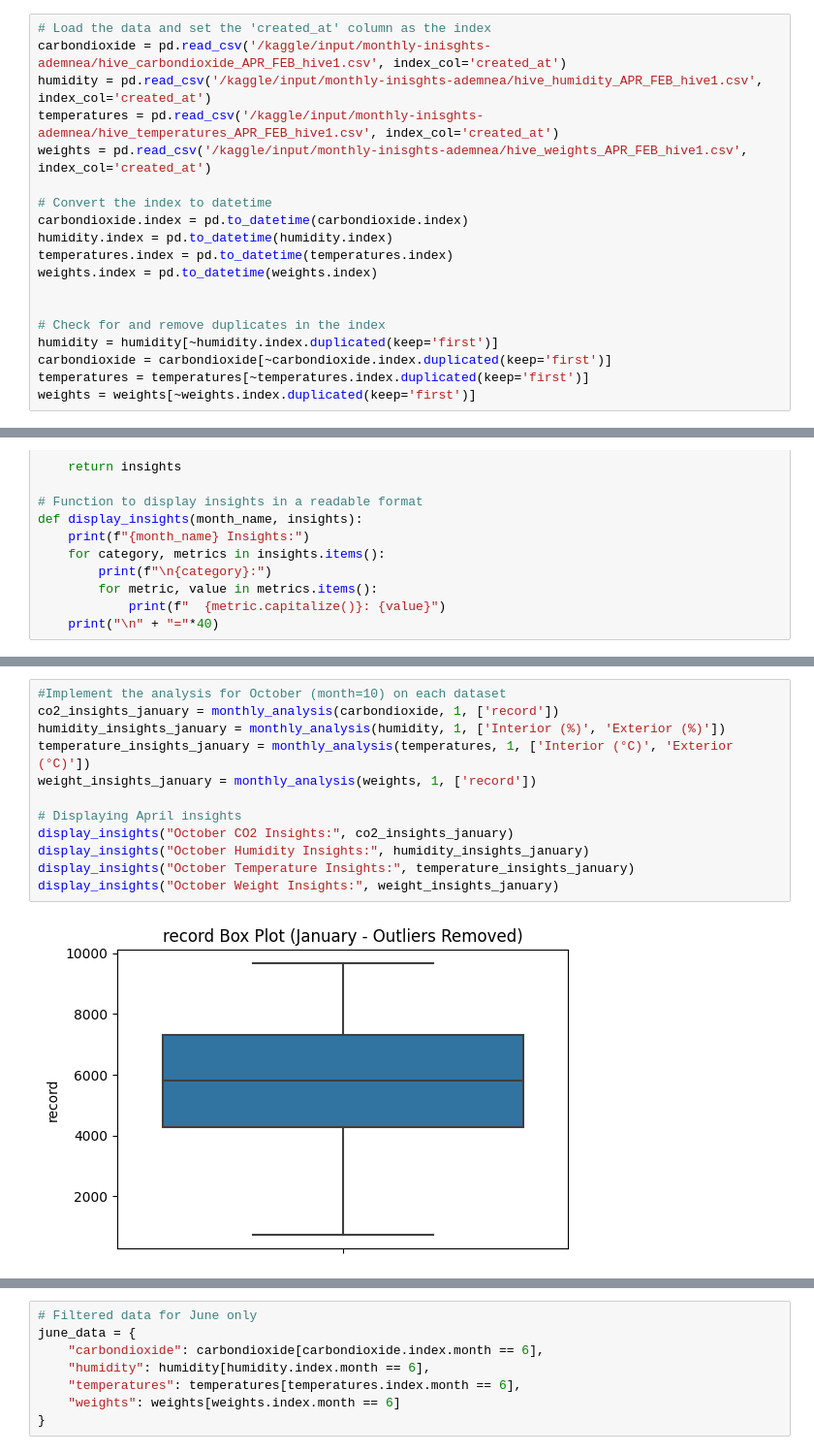
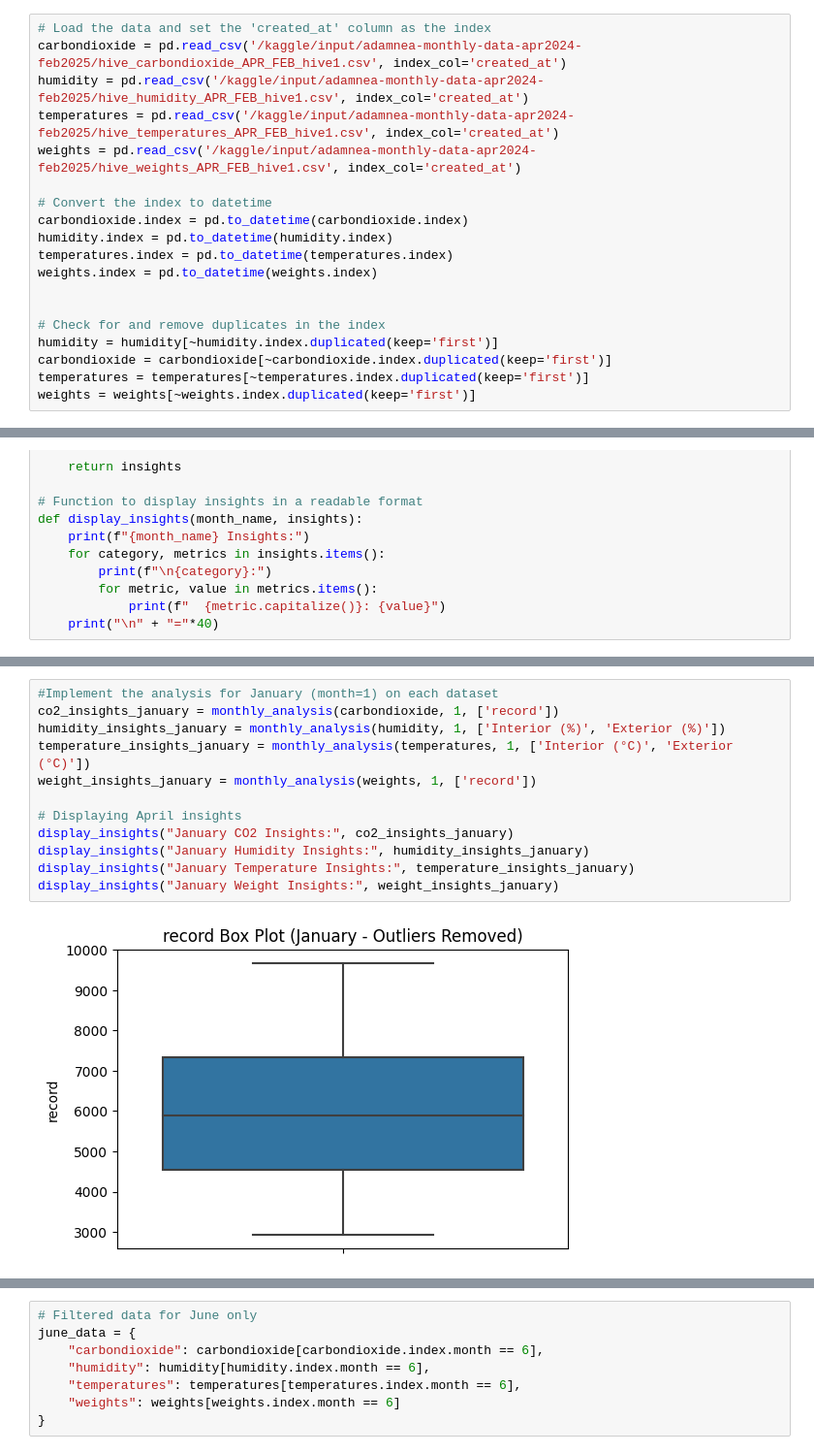
Before and after one commit to GeorgeLukaanya/GeorgeCode, a Jupyter notebook: adamnea-monthly-insights.ipynb, the cells around one changed output, grey strips where cells are left out. Shown at 97% size. Cells and saved outputs as stored; diff of their text form.

Commit message:
Kaggle Notebook | Adamnea_Monthly_Insights | Version 9

```diff
--- a/adamnea-monthly-insights.ipynb
+++ b/adamnea-monthly-insights.ipynb
@@ -8,10 +8,10 @@ import seaborn as sns
 %matplotlib inline
 # %%
 # Load the data and set the 'created_at' column as the index
-carbondioxide = pd.read_csv('/kaggle/input/monthly-inisghts-ademnea/hive_carbondioxide_APR_FEB_hive1.csv', index_col='created_at')
-humidity = pd.read_csv('/kaggle/input/monthly-inisghts-ademnea/hive_humidity_APR_FEB_hive1.csv', index_col='created_at')
-temperatures = pd.read_csv('/kaggle/input/monthly-inisghts-ademnea/hive_temperatures_APR_FEB_hive1.csv', index_col='created_at')
-weights = pd.read_csv('/kaggle/input/monthly-inisghts-ademnea/hive_weights_APR_FEB_hive1.csv', index_col='created_at')
+carbondioxide = pd.read_csv('/kaggle/input/adamnea-monthly-data-apr2024-feb2025/hive_carbondioxide_APR_FEB_hive1.csv', index_col='created_at')
+humidity = pd.read_csv('/kaggle/input/adamnea-monthly-data-apr2024-feb2025/hive_humidity_APR_FEB_hive1.csv', index_col='created_at')
+temperatures = pd.read_csv('/kaggle/input/adamnea-monthly-data-apr2024-feb2025/hive_temperatures_APR_FEB_hive1.csv', index_col='created_at')
+weights = pd.read_csv('/kaggle/input/adamnea-monthly-data-apr2024-feb2025/hive_weights_APR_FEB_hive1.csv', index_col='created_at')
 
 # Convert the index to datetime
 carbondioxide.index = pd.to_datetime(carbondioxide.index)
@@ -551,16 +551,16 @@ November Humidity Insights: Insights:
 
 ========================================
 # %%
-#Implement the analysis for October (month=10) on each dataset
+#Implement the analysis for January (month=1) on each dataset
 co2_insights_january = monthly_analysis(carbondioxide, 1, ['record'])
 humidity_insights_january = monthly_analysis(humidity, 1, ['Interior (%)', 'Exterior (%)'])
 temperature_insights_january = monthly_analysis(temperatures, 1, ['Interior (°C)', 'Exterior (°C)'])
 weight_insights_january = monthly_analysis(weights, 1, ['record'])
 
 # Displaying April insights
-display_insights("October CO2 Insights:", co2_insights_january)
-display_insights("October Humidity Insights:", humidity_insights_january)
-display_insights("October Temperature Insights:", temperature_insights_january)
-display_insights("October Weight Insights:", weight_insights_january)
+display_insights("January CO2 Insights:", co2_insights_january)
+display_insights("January Humidity Insights:", humidity_insights_january)
+display_insights("January Temperature Insights:", temperature_insights_january)
+display_insights("January Weight Insights:", weight_insights_january)
 # %% [output]
-[figure, old version]
+[figure, new version]
```
Also changed, not shown: parts of 31 cells of this notebook.
